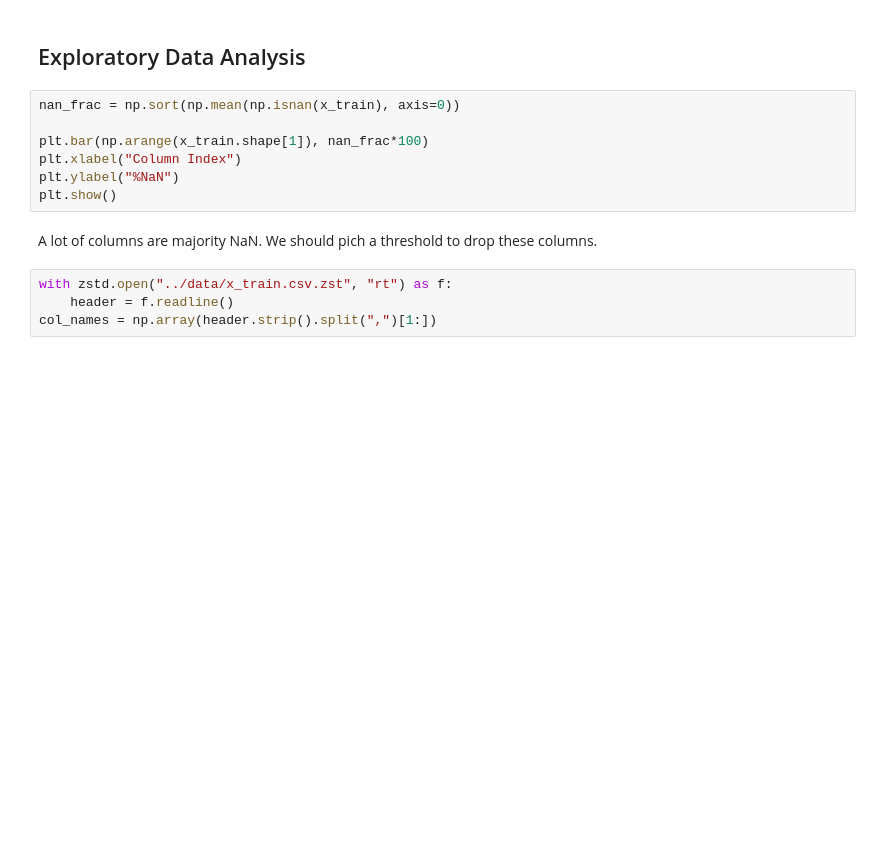
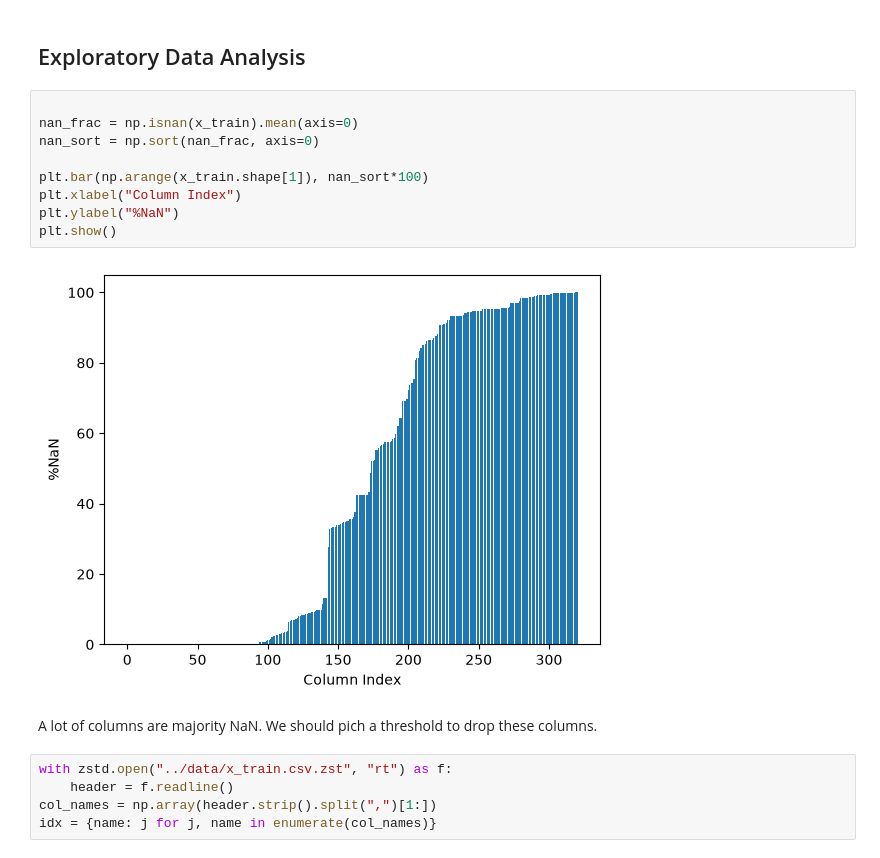
Before and after one commit to anesthetice/cs433-project-1, a Jupyter notebook: notebooks/01_eda.ipynb, the cells around one changed output. Drawn from its saved outputs; the diff is of its cells as text; blank space fills up the shorter version.

```diff
--- a/notebooks/01_eda.ipynb
+++ b/notebooks/01_eda.ipynb
@@ -13,18 +17,23 @@ print(y_train.shape)
 # %% [markdown]
 ## Exploratory Data Analysis
 # %%
-nan_frac = np.sort(np.mean(np.isnan(x_train), axis=0))
 
-plt.bar(np.arange(x_train.shape[1]), nan_frac*100)
+nan_frac = np.isnan(x_train).mean(axis=0)
+nan_sort = np.sort(nan_frac, axis=0)
+
+plt.bar(np.arange(x_train.shape[1]), nan_sort*100)
 plt.xlabel("Column Index")
 plt.ylabel("%NaN")
 plt.show()
+# %% [output]
+[figure, added]
 # %% [markdown]
 A lot of columns are majority NaN. We should pich a threshold to drop these columns.<br/>
 # %%
 with zstd.open("../data/x_train.csv.zst", "rt") as f:
     header = f.readline()
 col_names = np.array(header.strip().split(",")[1:])
+idx = {name: j for j, name in enumerate(col_names)}
 # %%
 n_unique = np.array([len(np.unique(c[~np.isnan(c)])) for c in x_train.T])
 
```
Also changed, not shown: parts of 10 cells of this notebook.
